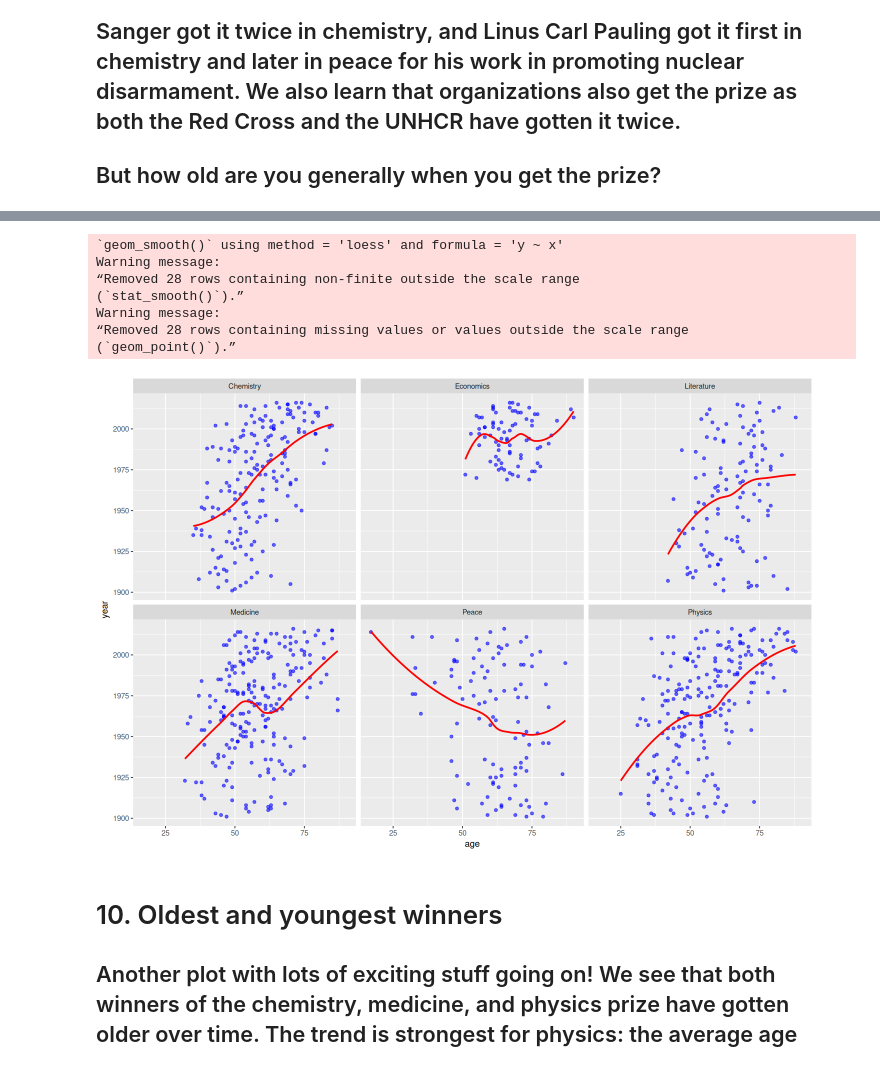
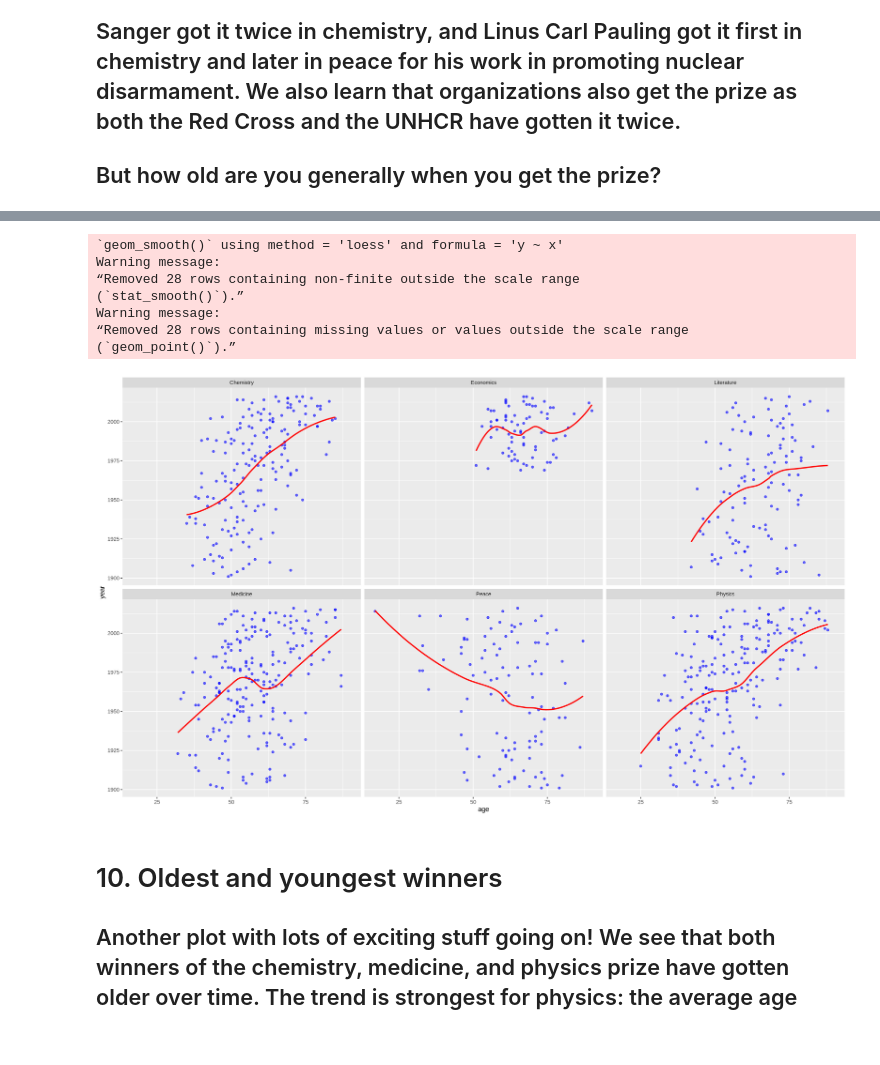
Before and after one commit to iiharsha/R-proj, a Jupyter notebook: nobelAnalysis.ipynb, the cells around one changed output, grey strips where cells are left out. Cells and saved outputs as stored; diff of their text form; code cells hidden in the pictures; blank space fills up the shorter version.

```diff
--- a/nobelAnalysis.ipynb
+++ b/nobelAnalysis.ipynb
@@ -269,18 +252,19 @@ Warning message:
 # %%
 # Same plot as above, but faceted by the category of the Nobel Prize
+options(repr.plot.width = 17, repr.plot.height = 10)
 ggplot(nobel_age, aes(x = age, y = year)) +
     geom_point(alpha = 0.6, color = "blue") +
     geom_smooth(se = FALSE, color = "red") +
     facet_wrap(~ category)
 # %% [output]
 `geom_smooth()` using method = 'loess' and formula = 'y ~ x'
 Warning message:
 “Removed 28 rows containing non-finite outside the scale range
 (`stat_smooth()`).”
 Warning message:
 “Removed 28 rows containing missing values or values outside the scale range
 (`geom_point()`).”
-[figure, old version]
+[figure, new version]
 # %% [markdown]
 
 # 10. Oldest and youngest winners
```
Also changed, not shown: parts of 3 cells of this notebook.
